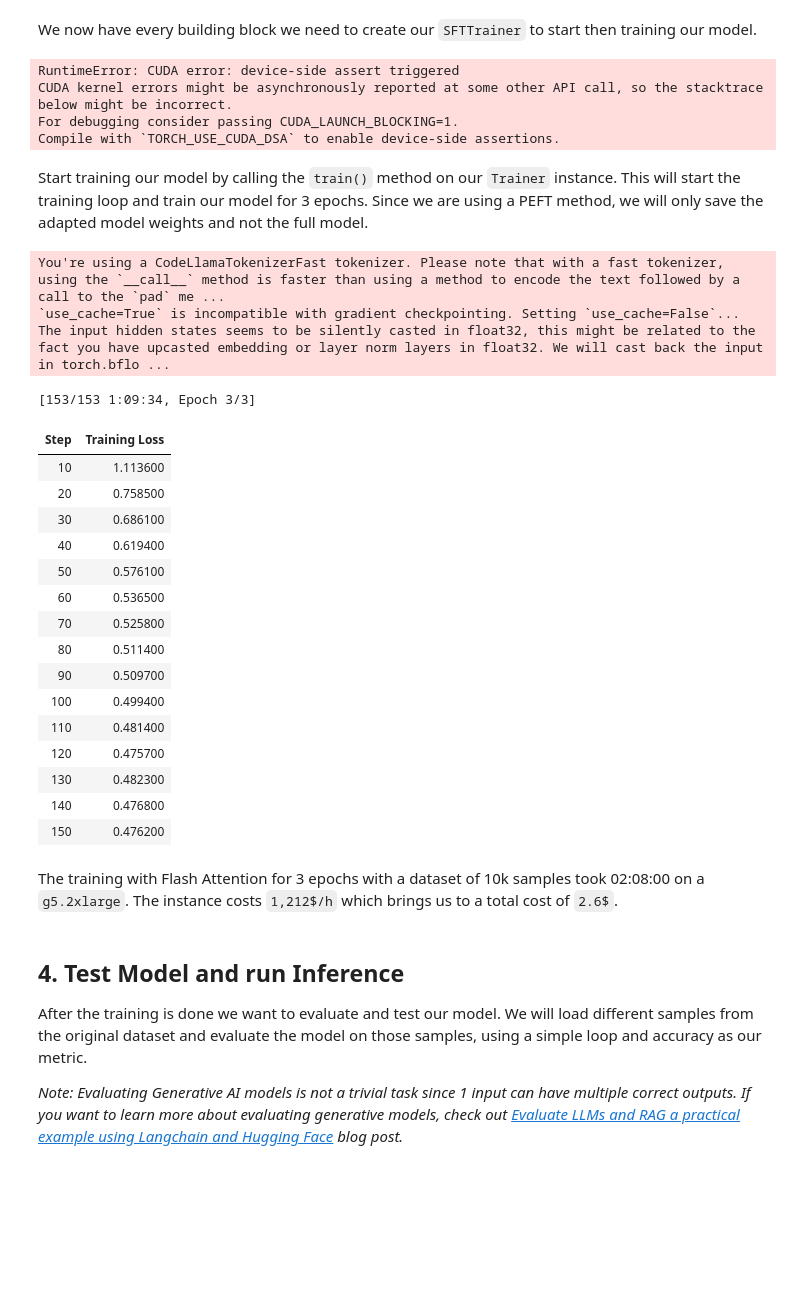
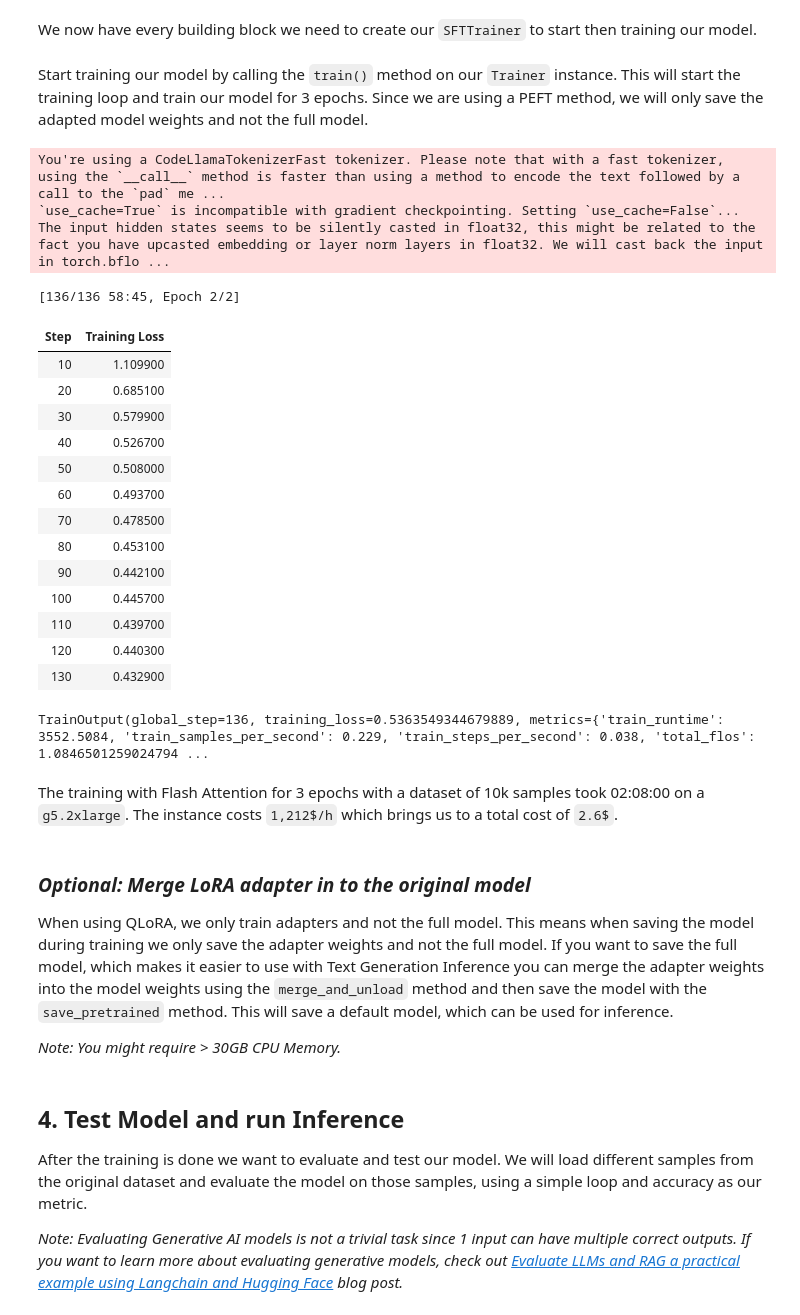
Before and after one commit to philschmid/deep-learning-pytorch-huggingface, a Jupyter notebook: training/fine-tune-llms-in-2024-with-trl.ipynb, the cells around one changed output. Drawn from its saved outputs; the diff is of its cells as text; code cells hidden in the pictures; blank space fills up the shorter version.

```diff
--- a/training/fine-tune-llms-in-2024-with-trl.ipynb
+++ b/training/fine-tune-llms-in-2024-with-trl.ipynb
@@ -160,7 +236,7 @@ _Note: Be aware the bigger the model the more memory it will require. In our exa
 # %%
 import torch
-import math
-from transformers import AutoTokenizer, AutoModelForCausalLM, BitsAndBytesConfig, PreTrainedTokenizerBase
+from transformers import AutoTokenizer, AutoModelForCausalLM, BitsAndBytesConfig
+from trl import setup_chat_format
 
 # Hugging Face model id
 model_id = "codellama/CodeLlama-7b-hf" # or `mistralai/Mistral-7B-v0.1`
@@ -182,24 +258,4 @@ tokenizer = AutoTokenizer.from_pretrained(model_id)
 tokenizer.padding_side = 'right' # to prevent warnings
 
 # set chat template to OAI chatML, remove if you start from a fine-tuned model
-tokenizer.chat_template = (
-     "{% for message in messages %}"
-     "{{'<|im_start|>' + message['role'] + '\n' + message['content'] + eos_token + '\n'}}"
-     "{% endfor %}"
-     "{% if add_generation_prompt %}"
-     "{{ '<|im_start|>assistant\n' }}"
-     "{% endif %}"
-)
-
-# set new special tokens
-DEFAULT_BOS_TOKEN = "<|im_start|>"
-DEFAULT_EOS_TOKEN = "<|im_end|>"
-
-tokenizer.eos_token = DEFAULT_EOS_TOKEN
-tokenizer.pad_token = DEFAULT_EOS_TOKEN
-tokenizer.bos_token = DEFAULT_BOS_TOKEN
-tokenizer.add_special_tokens({"additional_special_tokens": [DEFAULT_BOS_TOKEN, DEFAULT_EOS_TOKEN]})
-
-# update embedding to a multiple of 32
-embeddings_len = math.ceil(len(tokenizer) / 32) * 32
-model.resize_token_embeddings(embeddings_len)
+model, tokenizer = setup_chat_format(model, tokenizer)
@@ -226,8 +280,8 @@ from transformers import TrainingArguments
 
 args = TrainingArguments(
     output_dir="code-llama-7b-text-to-sql", # directory to save and repository id
-    num_train_epochs=3,                     # number of training epochs
-    per_device_train_batch_size=4,          # batch size per device during training
+    num_train_epochs=2,                     # number of training epochs
+    per_device_train_batch_size=3,          # batch size per device during training
     gradient_accumulation_steps=2,          # number of steps before performing a backward/update pass
     gradient_checkpointing=True,            # use gradient checkpointing to save memory
     optim="adamw_torch_fused",              # use fused adamw optimizer
@@ -258,36 +312,33 @@ trainer = SFTTrainer(
     tokenizer=tokenizer,
     packing=True,
 )
-# %% [output]
-RuntimeError: CUDA error: device-side assert triggered
-CUDA kernel errors might be asynchronously reported at some other API call, so the stacktrace below might be incorrect.
-For debugging consider passing CUDA_LAUNCH_BLOCKING=1.
-Compile with `TORCH_USE_CUDA_DSA` to enable device-side assertions.
 # %% [markdown]
 Start training our model by calling the `train()` method on our `Trainer` instance. This will start the training loop and train our model for 3 epochs. Since we are using a PEFT method, we will only save the adapted model weights and not the full model.
 # %%
 # start training, the model will be automatically saved to the hub and the output directory
 trainer.train()
+
+# save model
+trainer.save_model()
 # %% [output]
 You're using a CodeLlamaTokenizerFast tokenizer. Please note that with a fast tokenizer, using the `__call__` method is faster than using a method to encode the text followed by a call to the `pad` me ...
 `use_cache=True` is incompatible with gradient checkpointing. Setting `use_cache=False`...
 The input hidden states seems to be silently casted in float32, this might be related to the fact you have upcasted embedding or layer norm layers in float32. We will cast back the input in torch.bflo ...
-[153/153 1:09:34, Epoch 3/3]
+[136/136 58:45, Epoch 2/2]
 | Step | Training Loss |
-| 10 | 1.113600 |
-| 20 | 0.758500 |
-| 30 | 0.686100 |
-| 40 | 0.619400 |
-| 50 | 0.576100 |
-| 60 | 0.536500 |
-| 70 | 0.525800 |
-| 80 | 0.511400 |
-| 90 | 0.509700 |
-| 100 | 0.499400 |
-| 110 | 0.481400 |
-| 120 | 0.475700 |
-| 130 | 0.482300 |
-| 140 | 0.476800 |
-| 150 | 0.476200 |
+| 10 | 1.109900 |
+| 20 | 0.685100 |
+| 30 | 0.579900 |
+| 40 | 0.526700 |
+| 50 | 0.508000 |
+| 60 | 0.493700 |
+| 70 | 0.478500 |
+| 80 | 0.453100 |
+| 90 | 0.442100 |
+| 100 | 0.445700 |
+| 110 | 0.439700 |
+| 120 | 0.440300 |
+| 130 | 0.432900 |
+TrainOutput(global_step=136, training_loss=0.5363549344679889, metrics={'train_runtime': 3552.5084, 'train_samples_per_second': 0.229, 'train_steps_per_second': 0.038, 'total_flos': 1.0846501259024794 ...
 # %% [markdown]
 The training with Flash Attention for 3 epochs with a dataset of 10k samples took 02:08:00 on a `g5.2xlarge`. The instance costs `1,212$/h` which brings us to a total cost of `2.6$`.
@@ -293,0 +350,6 @@ The training with Flash Attention for 3 epochs with a dataset of 10k samples too
+# %% [markdown]
+### _Optional: Merge LoRA adapter in to the original model_
+
+When using QLoRA, we only train adapters and not the full model. This means when saving the model during training we only save the adapter weights and not the full model. If you want to save the full model, which makes it easier to use with Text Generation Inference you can merge the adapter weights into the model weights using the `merge_and_unload` method and then save the model with the `save_pretrained` method. This will save a default model, which can be used for inference.
+
+_Note: You might require > 30GB CPU Memory._
```
Also changed, not shown: parts of 11 cells of this notebook.
